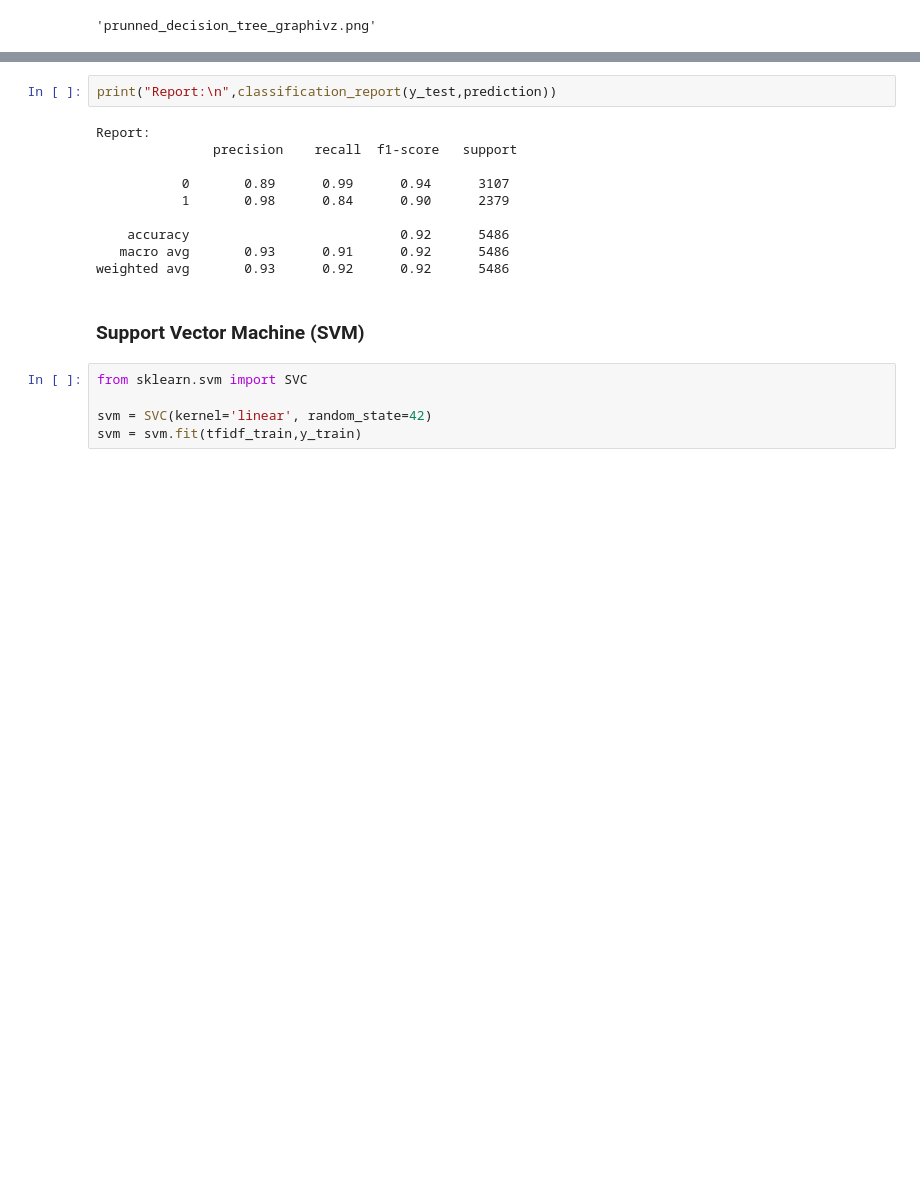
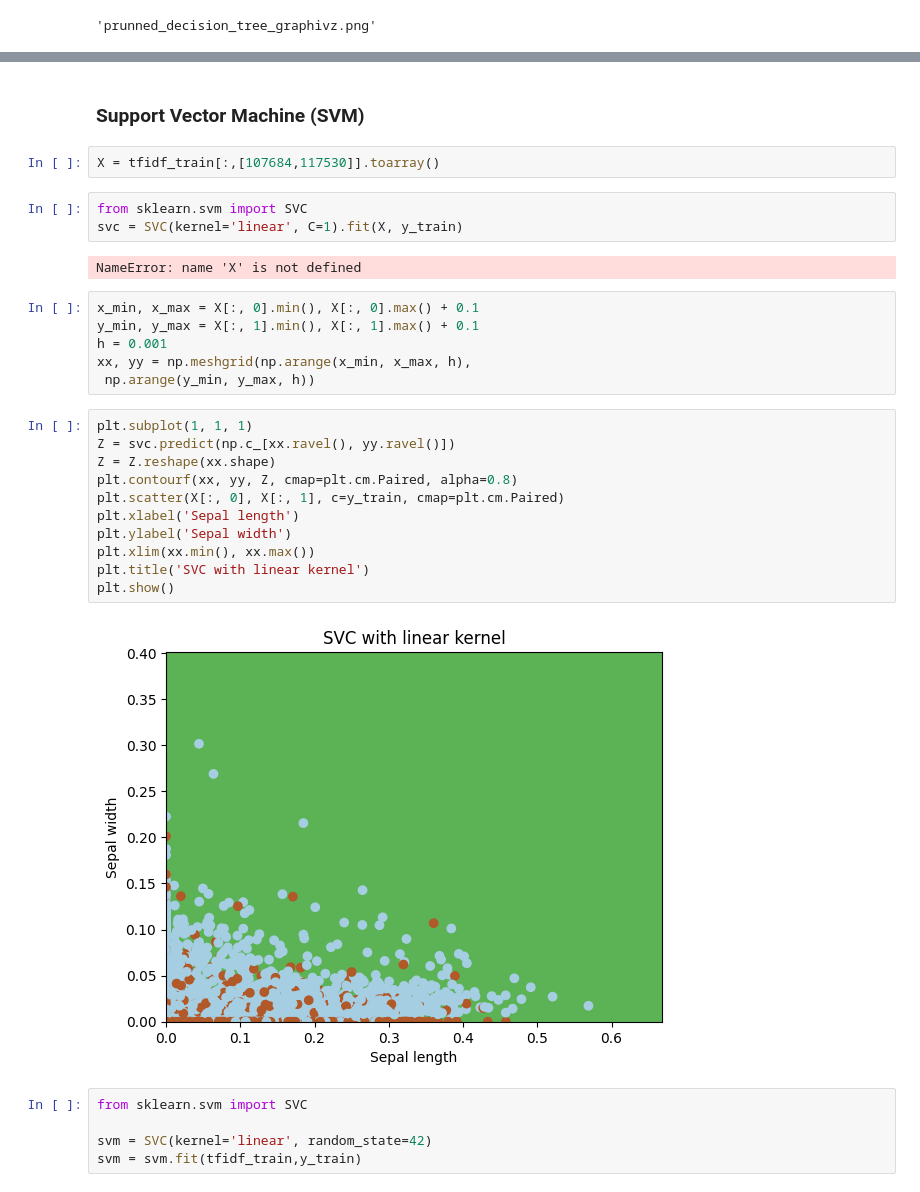
Before and after one commit to norbix123456/Fake-news-detection-jupyter, a Jupyter notebook: Fake_news_detection.ipynb, the cells around one changed output, grey strips where cells are left out. Saved outputs shown, nothing was run; the diff lists cells and outputs as text; blank space fills up the shorter version.

```diff
--- a/Fake_news_detection.ipynb
+++ b/Fake_news_detection.ipynb
@@ -538,17 +497,31 @@ plt.show()
-# %%
-print("Report:\n",classification_report(y_test,prediction))
-# %% [output]
-Report:
-               precision    recall  f1-score   support
-
-           0       0.89      0.99      0.94      3107
-           1       0.98      0.84      0.90      2379
-
-    accuracy                           0.92      5486
-   macro avg       0.93      0.91      0.92      5486
-weighted avg       0.93      0.92      0.92      5486
 # %% [markdown]
 ### Support Vector Machine (SVM)
+# %%
+X = tfidf_train[:,[107684,117530]].toarray()
+# %%
+from sklearn.svm import SVC
+svc = SVC(kernel='linear', C=1).fit(X, y_train)
+# %% [output]
+NameError: name 'X' is not defined
+# %%
+x_min, x_max = X[:, 0].min(), X[:, 0].max() + 0.1
+y_min, y_max = X[:, 1].min(), X[:, 1].max() + 0.1
+h = 0.001
+xx, yy = np.meshgrid(np.arange(x_min, x_max, h),
+ np.arange(y_min, y_max, h))
+# %%
+plt.subplot(1, 1, 1)
+Z = svc.predict(np.c_[xx.ravel(), yy.ravel()])
+Z = Z.reshape(xx.shape)
+plt.contourf(xx, yy, Z, cmap=plt.cm.Paired, alpha=0.8)
+plt.scatter(X[:, 0], X[:, 1], c=y_train, cmap=plt.cm.Paired)
+plt.xlabel('Sepal length')
+plt.ylabel('Sepal width')
+plt.xlim(xx.min(), xx.max())
+plt.title('SVC with linear kernel')
+plt.show()
+# %% [output]
+[figure, added]
 # %%
 from sklearn.svm import SVC
 
```
Also changed, not shown: parts of 22 cells of this notebook.
